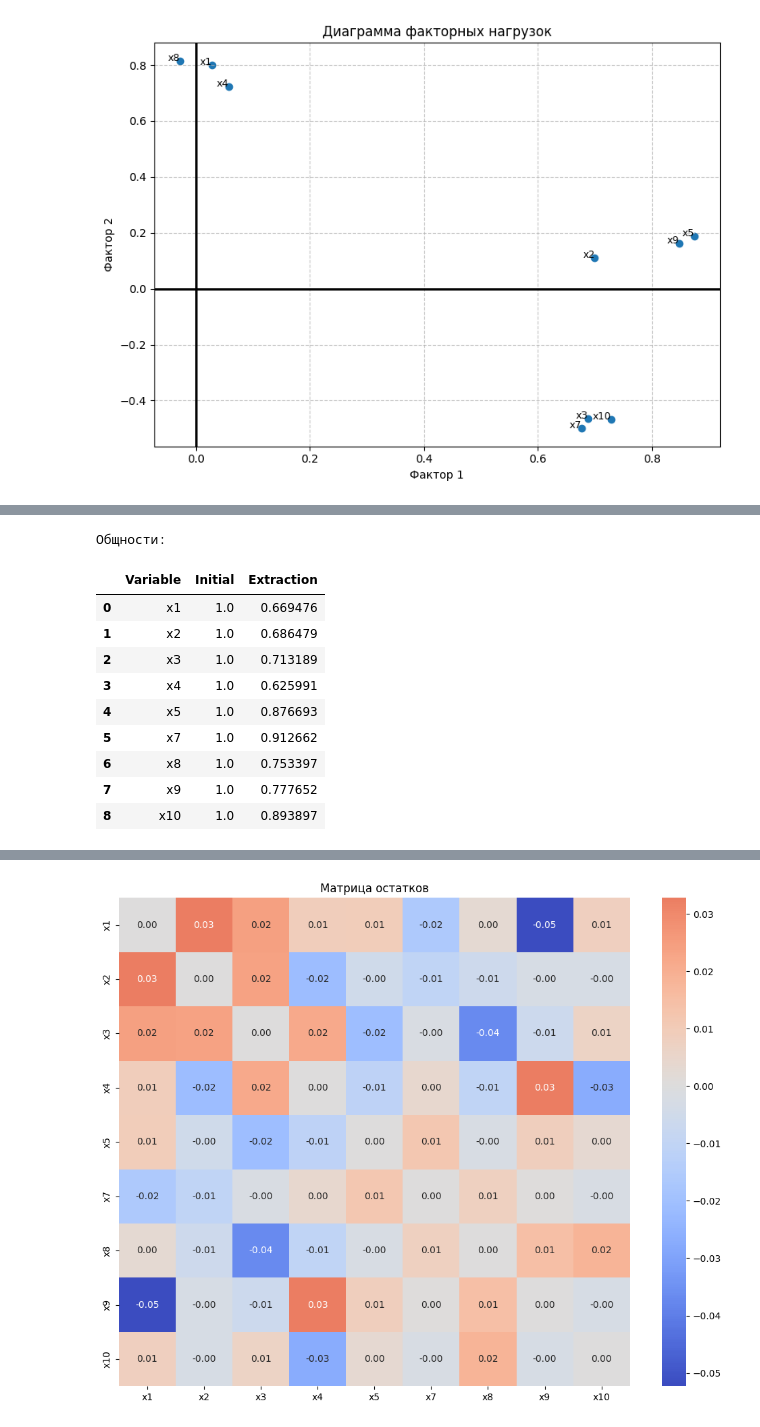
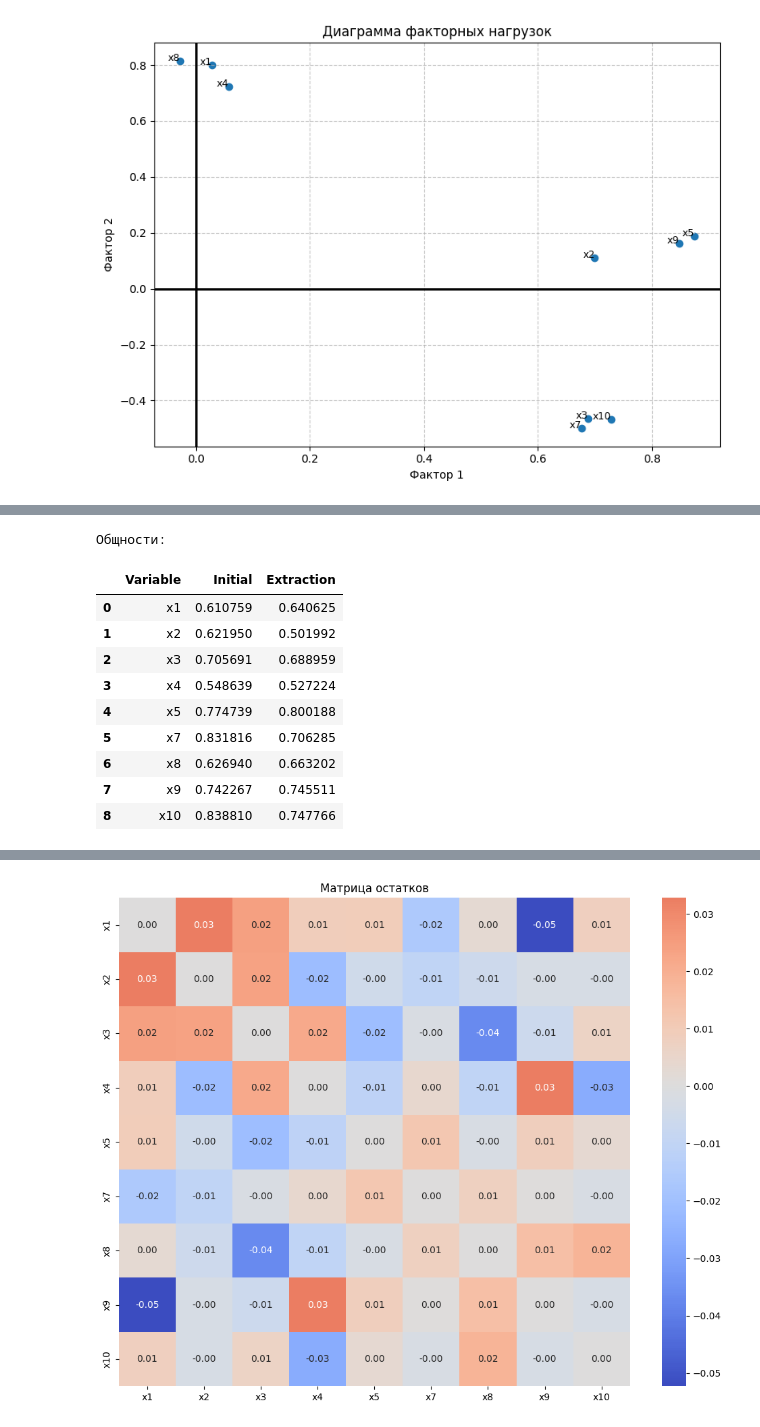
Before and after one commit to PetrBonyuk/data_analysis, a Jupyter notebook: factoranalis.ipynb, the cells around one changed output, grey strips where cells are left out. Saved outputs shown, nothing was run; the diff lists cells and outputs as text; code cells hidden in the pictures.

```diff
--- a/factoranalis.ipynb
+++ b/factoranalis.ipynb
@@ -369,22 +208,0 @@ Cumulative % — накопленный процент дисперсии, об
-# %%
-# Общности (Communalities)
-communalities = fa.get_communalities()
-communalities_df = pd.DataFrame({
-    'Variable': data.columns,
-    'Initial': np.ones(len(data.columns)),  # Начальные общности (1)
-    'Extraction': communalities
-})
-print("Общности:")
-communalities_df
-# %% [output]
-Общности:
-|  | Variable | Initial | Extraction |
-| 0 | x1 | 1.0 | 0.669476 |
-| 1 | x2 | 1.0 | 0.686479 |
-| 2 | xЗ | 1.0 | 0.713189 |
-| 3 | x4 | 1.0 | 0.625991 |
-| 4 | x5 | 1.0 | 0.876693 |
-| 5 | x7 | 1.0 | 0.912662 |
-| 6 | x8 | 1.0 | 0.753397 |
-| 7 | x9 | 1.0 | 0.777652 |
-| 8 | x10 | 1.0 | 0.893897 |
@@ -390,0 +222,42 @@ communalities_df
+# %%
+import numpy as np
+import pandas as pd
+from factor_analyzer import FactorAnalyzer
+
+# Assuming data_standardized is your standardized data
+corr_matrix = np.corrcoef(data, rowvar=False)
+inv_corr = np.linalg.inv(corr_matrix)
+diagonal_inv = np.diag(inv_corr)
+initial_communalities = 1 - (1 / diagonal_inv)
+
+# Initialize FactorAnalyzer with 'minres' method
+fa = FactorAnalyzer(n_factors=2, rotation='varimax')
+
+# Fit the model
+fa.fit(data)
+
+# Extract communalities
+extracted_communalities = fa.get_communalities()
+
+# Create DataFrame for communalities
+communalities_df = pd.DataFrame({
+    'Variable': data.columns,
+    'Initial': initial_communalities,
+    'Extraction': extracted_communalities
+})
+
+# Print the table
+print("Общности:")
+communalities_df
+# %% [output]
+Общности:
+|  | Variable | Initial | Extraction |
+| 0 | x1 | 0.610759 | 0.640625 |
+| 1 | x2 | 0.621950 | 0.501992 |
+| 2 | xЗ | 0.705691 | 0.688959 |
+| 3 | x4 | 0.548639 | 0.527224 |
+| 4 | x5 | 0.774739 | 0.800188 |
+| 5 | x7 | 0.831816 | 0.706285 |
+| 6 | x8 | 0.626940 | 0.663202 |
+| 7 | x9 | 0.742267 | 0.745511 |
+| 8 | x10 | 0.838810 | 0.747766 |
```
Also changed, not shown: parts of 38 cells of this notebook.
